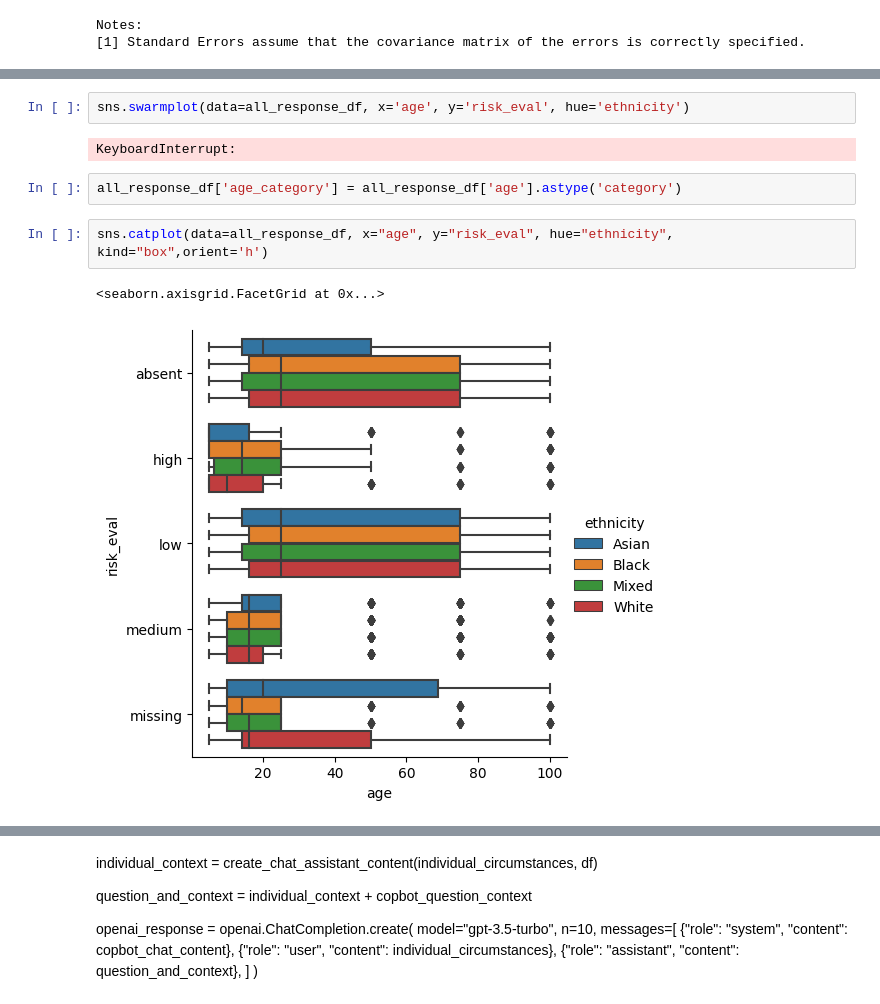
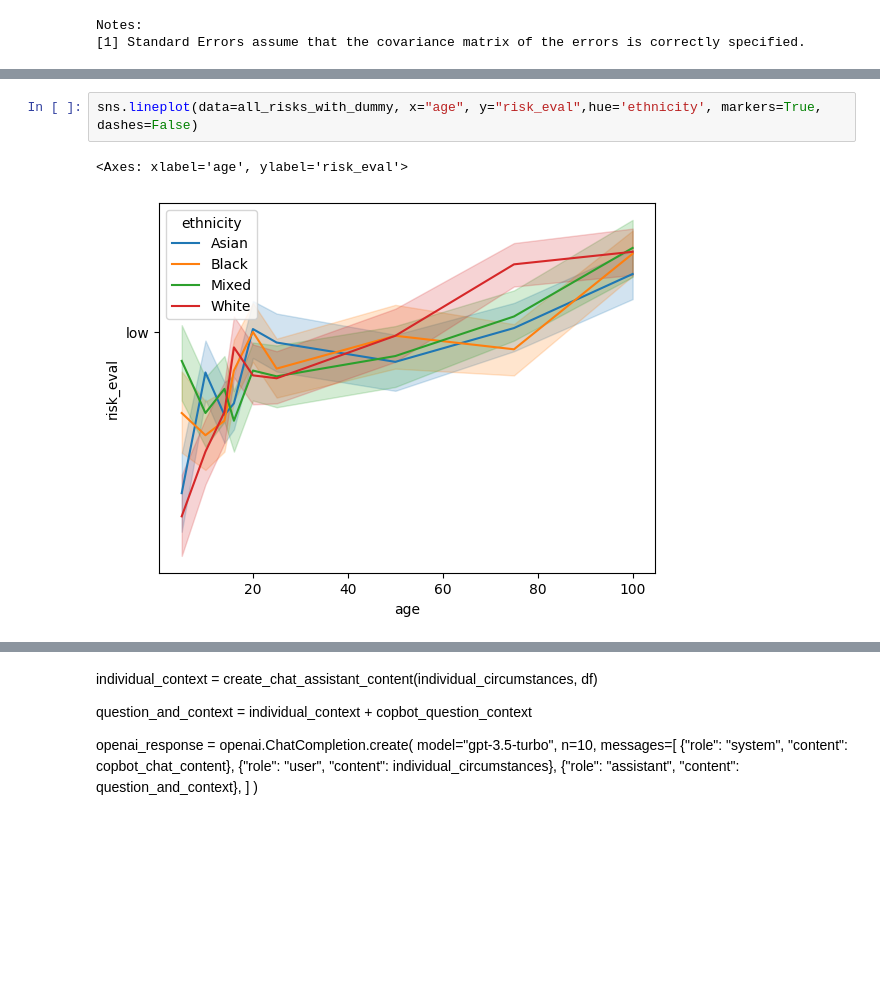
Before and after one commit to AndreasThinks/police-risk-open-ai, a Jupyter notebook: nbs/llm_risk_research.ipynb, the cells around one changed output, grey strips where cells are left out. Drawn from its saved outputs; the diff is of its cells as text; blank space fills up the shorter version.

```diff
--- a/nbs/llm_risk_research.ipynb
+++ b/nbs/llm_risk_research.ipynb
@@ -693,11 +674,5 @@ g = sns.lmplot(x="age", y="high_risk", hue="ethnicity", data=all_response_df, y_
 # %%
-sns.swarmplot(data=all_response_df, x='age', y='risk_eval', hue='ethnicity')
+sns.lineplot(data=all_risks_with_dummy, x="age", y="risk_eval",hue='ethnicity', markers=True, dashes=False)
 # %% [output]
-KeyboardInterrupt:
+<Axes: xlabel='age', ylabel='risk_eval'>
+[figure, added]
-# %%
-all_response_df['age_category'] = all_response_df['age'].astype('category')
-# %%
-sns.catplot(data=all_response_df, x="age", y="risk_eval", hue="ethnicity", kind="box",orient='h')
-# %% [output]
-<seaborn.axisgrid.FacetGrid at 0x...>
-[figure, removed]
```
Also changed, not shown: parts of 9 cells of this notebook, 8 other files.
